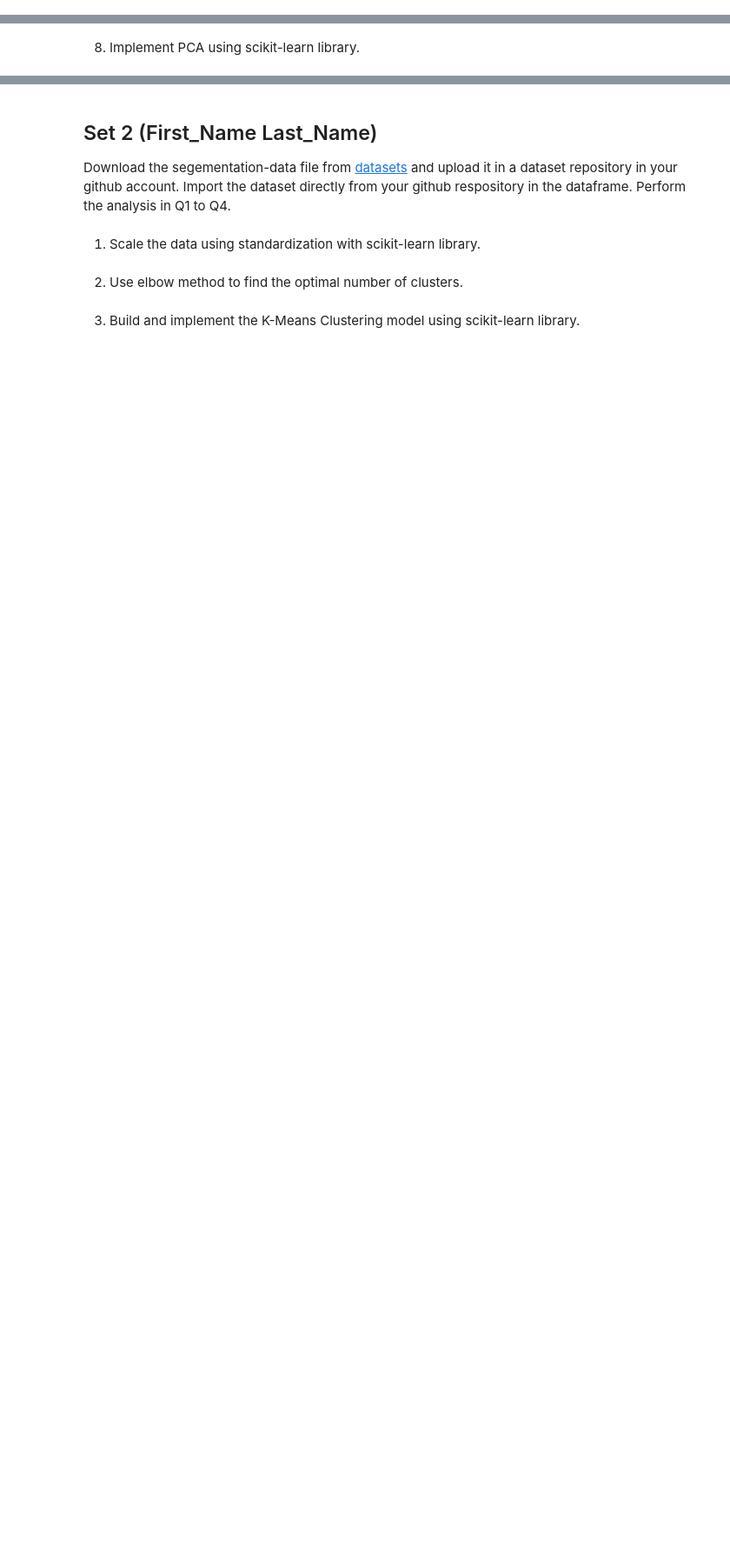
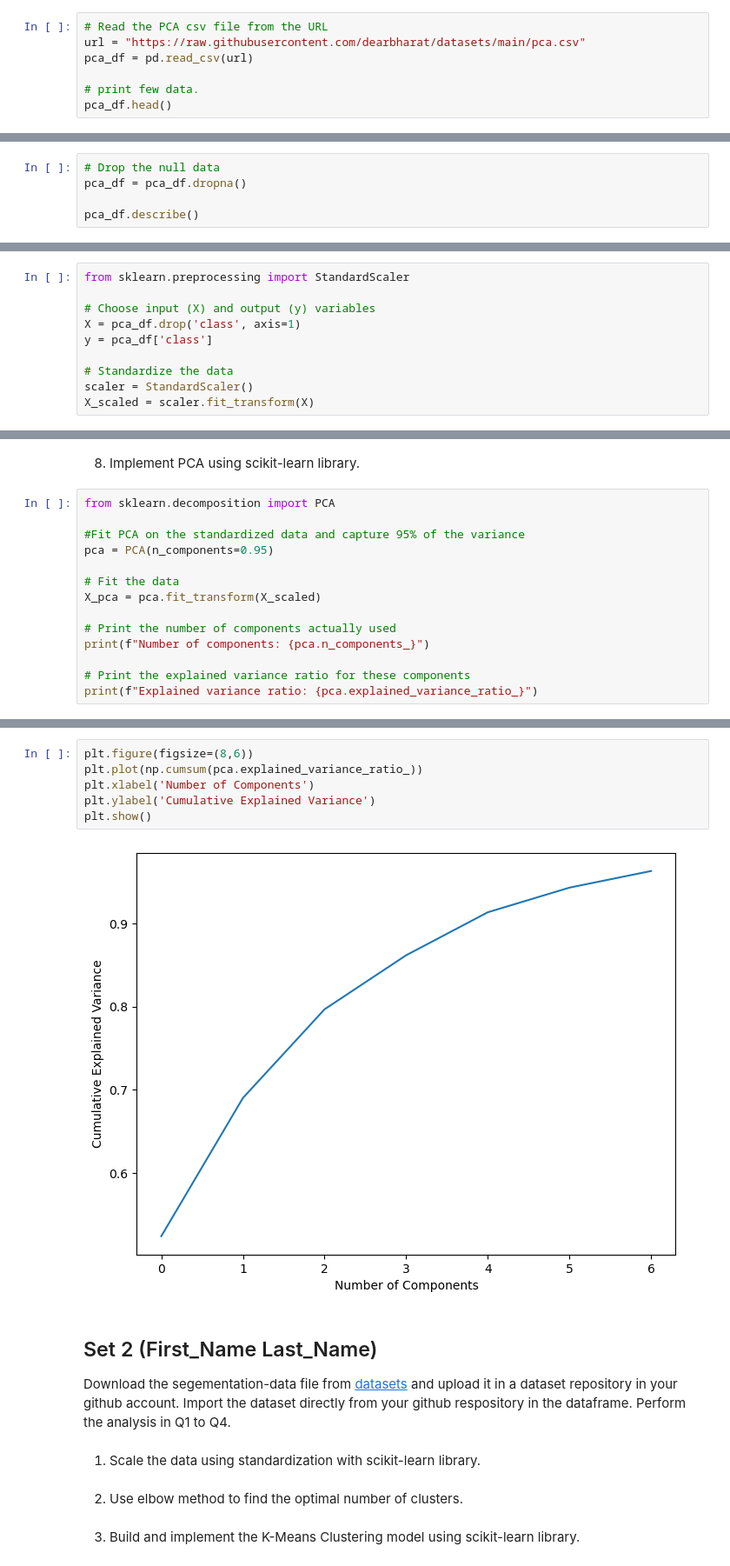
Before and after one commit to Bencool/MBA6636-Business-Analytics, a Jupyter notebook: research/G05 PCA and Clustering/0719 G05 PCA and Clustering.ipynb, the cells around one changed output, grey strips where cells are left out. Shown: that part at 87% size. Drawn from its saved outputs; the diff is of its cells as text; blank space fills up the shorter version.

```diff
--- a/research/G05 PCA and Clustering/0719 G05 PCA and Clustering.ipynb
+++ b/research/G05 PCA and Clustering/0719 G05 PCA and Clustering.ipynb
@@ -34,3 +93,10 @@ Download the wine-clustering data file from [datasets](https://github.com/dearbh
 Download the pca data file from [datasets](https://github.com/dearbharat/datasets) and upload it in a dataset repository in your github account. Import the dataset directly from your github respository in the dataframe. Perform the analysis in Q5 to Q8.
 
 5. Check if there are any null values in the dataset. If yes,suitably replace them or remove from the dataset.
+# %%
+# Read the PCA csv file from the URL
+url = "https://raw.githubusercontent.com/dearbharat/datasets/main/pca.csv"
+pca_df = pd.read_csv(url)
+
+# print few data.
+pca_df.head()
@@ -36,0 +153,5 @@ Download the pca data file from [datasets](https://github.com/dearbharat/dataset
+# %%
+# Drop the null data
+pca_df = pca_df.dropna()
+
+pca_df.describe()
@@ -39,5 +170,15 @@ Download the pca data file from [datasets](https://github.com/dearbharat/dataset
 
 (a) Choose input(X) and output(y) variables.
 (b) Standardized the data using scikit-learn library.
+# %%
+from sklearn.preprocessing import StandardScaler
+
+# Choose input (X) and output (y) variables
+X = pca_df.drop('class', axis=1)
+y = pca_df['class']
+
+# Standardize the data
+scaler = StandardScaler()
+X_scaled = scaler.fit_transform(X)
 # %% [markdown]
 7. Compute and print covariance matrix, eigen vectors and eigen values using NumPy.
@@ -44,2 +218,16 @@ Download the pca data file from [datasets](https://github.com/dearbharat/dataset
 # %% [markdown]
 8. Implement PCA using scikit-learn library.
+# %%
+from sklearn.decomposition import PCA
+
+#Fit PCA on the standardized data and capture 95% of the variance
+pca = PCA(n_components=0.95)
+
+# Fit the data
+X_pca = pca.fit_transform(X_scaled)
+
+# Print the number of components actually used
+print(f"Number of components: {pca.n_components_}")
+
+# Print the explained variance ratio for these components
+print(f"Explained variance ratio: {pca.explained_variance_ratio_}")
@@ -46,3 +254,11 @@ Download the pca data file from [datasets](https://github.com/dearbharat/dataset
+# %%
+plt.figure(figsize=(8,6))
+plt.plot(np.cumsum(pca.explained_variance_ratio_))
+plt.xlabel('Number of Components')
+plt.ylabel('Cumulative Explained Variance')
+plt.show()
+# %% [output]
+[figure, added]
 # %% [markdown]
 ## Set 2 (First_Name Last_Name)
 
```
Also changed, not shown: parts of 14 cells of this notebook, 1 other file.
